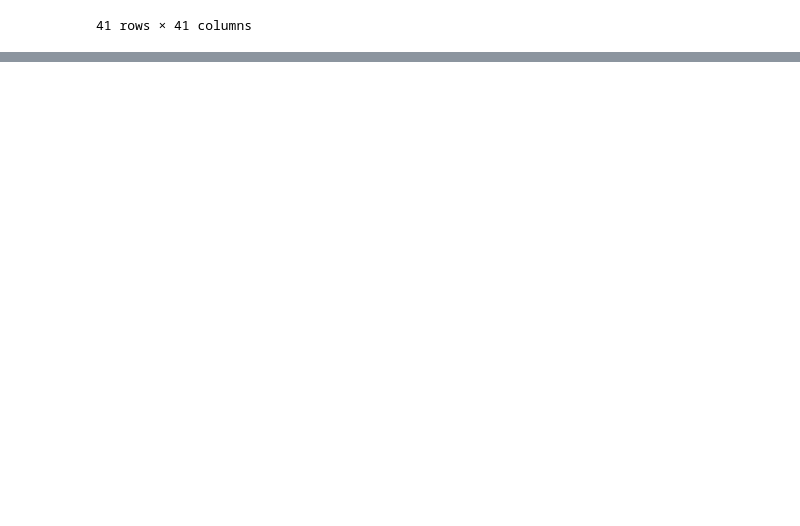
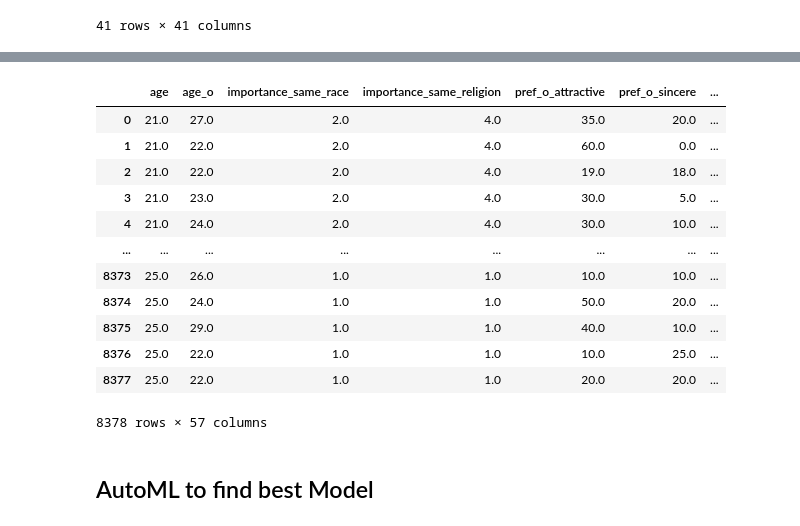
Before and after one commit to freecraver/ml_explainability, a Jupyter notebook: data_analysis.ipynb, the cells around one changed output, grey strips where cells are left out. Saved outputs shown, nothing was run; the diff lists cells and outputs as text; code cells hidden in the pictures; blank space fills up the shorter version.

Commit message:
trained models

```diff
--- a/data_analysis.ipynb
+++ b/data_analysis.ipynb
@@ -159,2 +163,20 @@ df_res.groupby(['decision', 'match'])['match'].count().unstack().fillna(0).plot(
 # %%
 df_res.to_csv('speeddating_reduced.csv', index=False)
+# %%
+df_res[numeric_conv_cols]
+# %% [output]
+|  | age | age_o | importance_same_race | importance_same_religion | pref_o_attractive | pref_o_sincere | ... |
+| 0 | 21.0 | 27.0 | 2.0 | 4.0 | 35.0 | 20.0 | ... |
+| 1 | 21.0 | 22.0 | 2.0 | 4.0 | 60.0 | 0.0 | ... |
+| 2 | 21.0 | 22.0 | 2.0 | 4.0 | 19.0 | 18.0 | ... |
+| 3 | 21.0 | 23.0 | 2.0 | 4.0 | 30.0 | 5.0 | ... |
+| 4 | 21.0 | 24.0 | 2.0 | 4.0 | 30.0 | 10.0 | ... |
+| ... | ... | ... | ... | ... | ... | ... | ... |
+| 8373 | 25.0 | 26.0 | 1.0 | 1.0 | 10.0 | 10.0 | ... |
+| 8374 | 25.0 | 24.0 | 1.0 | 1.0 | 50.0 | 20.0 | ... |
+| 8375 | 25.0 | 29.0 | 1.0 | 1.0 | 40.0 | 10.0 | ... |
+| 8376 | 25.0 | 22.0 | 1.0 | 1.0 | 10.0 | 25.0 | ... |
+| 8377 | 25.0 | 22.0 | 1.0 | 1.0 | 20.0 | 20.0 | ... |
+8378 rows × 57 columns
+# %% [markdown]
+## AutoML to find best Model
```
Also changed, not shown: parts of 18 cells of this notebook.
